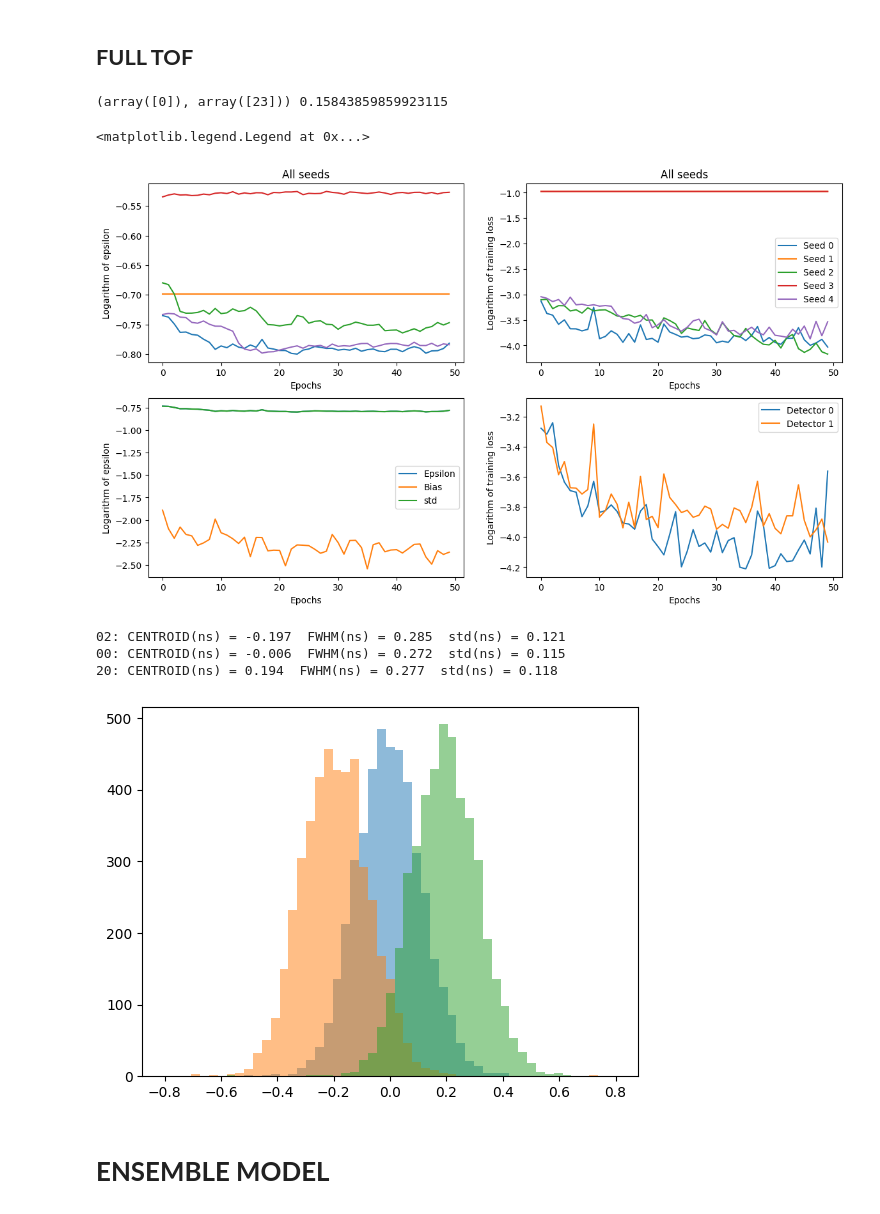
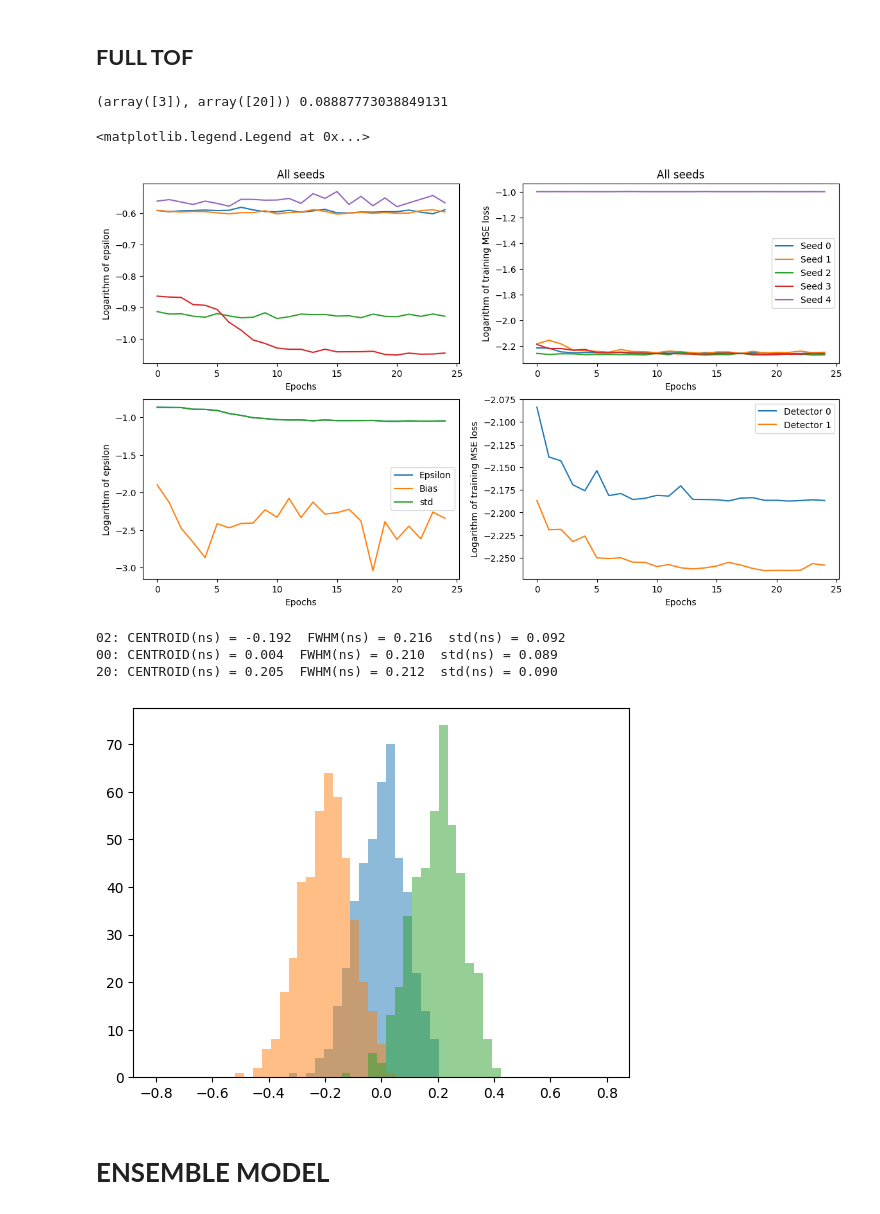
Before and after one commit to wjosefw/Signal-processing-with-Neural-networks, a Jupyter notebook: DEEP_TIMING_CONVOLUTIONAL.ipynb, the cells around one changed output. Cells and saved outputs as stored; diff of their text form; code cells hidden in the pictures.

```diff
--- a/DEEP_TIMING_CONVOLUTIONAL.ipynb
+++ b/DEEP_TIMING_CONVOLUTIONAL.ipynb
@@ -25,7 +25,7 @@ V55= np.load('/home/josea/Co60_5cm_5cm.npy')
 V28= np.load('/home/josea/Co60_2cm_8cm.npy')
 V82= np.load('/home/josea/Co60_8cm_2cm.npy')
 # %%
-source = 'Na22'
+source = 'Co60'
 path = '/home/josea/PracticaTimingDigital/pulso_' + source + '_filt_norm.npz'
 
 data = np.load(path)
@@ -288,27 +317,9 @@ REFERENCE_PULSE_dec1 = np.tile(mean_pulse_dec1[start:stop], (new_pulsos_practica
 
 #validation_data = np.stack((moved_pulses_test_dec0, moved_pulses_test_dec1), axis = 2)
 validation_data = new_pulsos_practica[Ntrain_practicas:,start:stop,:]
-validation_data_02 = np.zeros_like(validation_data)
-validation_data_20 = np.zeros_like(validation_data)
 
-for i in range(validation_data.shape[0]):
-  noise00 = np.random.normal(scale = 1e-3, size = t_shift)
-  noise0 = np.random.normal(scale = 0.01, size = validation_data.shape[1])
-  smoothed_noise = gaussian_filter1d(noise0, sigma = 10)
-  validation_data_02[i,:,0] = validation_data[i,:,0]
-  validation_data_02[i,:,1] = np.roll(validation_data[i,:,1], t_shift)
-  validation_data_02[i,:,1] = validation_data_02[i,:,1] + smoothed_noise
-  validation_data_02[i,:t_shift,1] = noise00
-
-
-for i in range(validation_data.shape[0]):
-  noise00 = np.random.normal(scale = 1e-3, size = t_shift)
-  noise0 = np.random.normal(scale = 0.01, size = validation_data.shape[1])
-  smoothed_noise = gaussian_filter1d(noise0, sigma = 10)
-  validation_data_20[i,:,1] = validation_data[i,:,1]
-  validation_data_20[i,:,0] = np.roll(validation_data[i,:,0], t_shift)
-  validation_data_20[i,:,0] = validation_data_20[i,:,0] + smoothed_noise
-  validation_data_20[i,:t_shift,0] = noise00
+validation_data_02 = create_position(validation_data, channel_to_move = 1, channel_to_fix = 0, t_shift = t_shift, NOISE = True)
+validation_data_20 = create_position(validation_data, channel_to_move = 0, channel_to_fix = 1, t_shift = t_shift, NOISE = True)
 
 #--------------------------------------- Create test set -------------------------------------------------
 test_dec0_00 = np.stack((REFERENCE_PULSE_dec0[:,:,0], validation_data[:,:,0]), axis = 2).swapaxes(1,2)
@@ -318,8 +329,8 @@ test_dec1_02 = np.stack((REFERENCE_PULSE_dec1[:,:,0], validation_data_02[:,:,1])
 test_dec0_20 = np.stack((REFERENCE_PULSE_dec0[:,:,0], validation_data_20[:,:,0]), axis = 2).swapaxes(1,2)
 test_dec1_20 = np.stack((REFERENCE_PULSE_dec1[:,:,0], validation_data_20[:,:,1]), axis = 2).swapaxes(1,2)
 # %%
-epochs = 50
-num_semillas = 5
+epochs = 10
+num_semillas = 10
 
 epsilon = []
 bias = []
@@ -353,8 +364,8 @@ for i in range(num_semillas):
 
   for epoch in range(epochs):
 
-     history_dec0 = model_dec0.fit(trainX_dec0, REF_train_dec0, epochs = 15, batch_size = 512, verbose = 0)
-     history_dec1 = model_dec1.fit(trainX_dec1, REF_train_dec1, epochs = 15, batch_size = 512, verbose = 0)
+     history_dec0 = model_dec0.fit(trainX_dec0, REF_train_dec0, epochs = 150, batch_size = 64, verbose = 0)
+     history_dec1 = model_dec1.fit(trainX_dec1, REF_train_dec1, epochs = 150, batch_size = 64, verbose = 0)
 
      loss_dec0.append(history_dec0.history['loss'][-1])
      loss_dec1.append(history_dec1.history['loss'][-1])
@@ -426,13 +437,13 @@ training_loss_dec1 = np.array(training_loss_dec1, dtype = 'float64')
 
 
 print(np.where(epsilon == np.min(epsilon)), np.min(epsilon))
-index = 0
+index = 3
 plt.figure(figsize=(14,8))
 
 plt.subplot(2,2,1)
 for i in range(epsilon.shape[0]):
   plt.plot(np.log10(epsilon[i,:]))
-  #plt.plot(np.log10(std[i,:]))
+  #plt.plot(np.log10(bias[i,:]))
 plt.ylabel('Logarithm of epsilon')
 plt.xlabel('Epochs')
 plt.title('All seeds')
@@ -443,7 +454,7 @@ for i in range(training_loss_dec0.shape[0]):
   #plt.plot(np.log10(training_loss_dec0[i,:]),label=label)
   plt.plot(np.log10(training_loss_dec1[i,:]),label=label)
 plt.legend()
-plt.ylabel('Logarithm of training loss')
+plt.ylabel('Logarithm of training MSE loss')
 plt.xlabel('Epochs')
 plt.title('All seeds')
 
@@ -459,45 +470,45 @@ plt.xlabel('Epochs')
 plt.subplot(2,2,4)
 plt.plot(np.log10(training_loss_dec0[index,:]),label='Detector 0')
 plt.plot(np.log10(training_loss_dec1[index,:]),label='Detector 1')
-plt.ylabel('Logarithm of training loss')
+plt.ylabel('Logarithm of training MSE loss')
 plt.xlabel('Epochs')
 
 plt.legend()
 # %% [output]
-(array([0]), array([23])) 0.15843859859923115
+(array([3]), array([20])) 0.08887773038849131
 <matplotlib.legend.Legend at 0x...>
-[figure, old version]
+[figure, new version]
 # %%
-epoch = 23
+epoch = 20
 #------------------------------------------- Histogram and gaussian fit -----------------------------------------------
 nbins = 51
 histogN_V82, binsN, patchesN  = plt.hist(-1*(TOFN_00_array[index,epoch,:]) + np.mean(TOFN_00_array[index,epoch,:]), bins = nbins, range = [-0.8,0.8], alpha = 0.5);
 cbinsN = 0.5*(binsN[1:]+binsN[0:-1])
 HN, AN, x0N_00, sigmaN_00 = gauss_fit(cbinsN, histogN_V82)
 
 histogN_V82, binsN, patchesN  = plt.hist(-1*(TOFN_02_array[index,epoch,:]) + np.mean(TOFN_00_array[index,epoch,:]), bins = nbins, range = [-0.8,0.8], alpha = 0.5);
 cbinsN = 0.5*(binsN[1:]+binsN[0:-1])
 HN, AN, x0N_02, sigmaN_02 = gauss_fit(cbinsN, histogN_V82)
 
 histogN_V82, binsN, patchesN  = plt.hist(-1*(TOFN_20_array[index,epoch,:]) + np.mean(TOFN_00_array[index,epoch,:]), bins = nbins, range = [-0.8,0.8], alpha = 0.5);
 cbinsN = 0.5*(binsN[1:]+binsN[0:-1])
 HN, AN, x0N_20, sigmaN_20 = gauss_fit(cbinsN, histogN_V82)
 
 FWHMN_00 = 2.35482 * sigmaN_00
 FWHMN_02 = 2.35482 * sigmaN_02
 FWHMN_20 = 2.35482 * sigmaN_20
 
 
 
 print('')
 print("02: CENTROID(ns) = %.3f  FWHM(ns) = %.3f  std(ns) = %.3f" % (x0N_02, FWHMN_02, sigmaN_02))
 print("00: CENTROID(ns) = %.3f  FWHM(ns) = %.3f  std(ns) = %.3f" % (x0N_00, FWHMN_00, sigmaN_00))
 print("20: CENTROID(ns) = %.3f  FWHM(ns) = %.3f  std(ns) = %.3f" % (x0N_20, FWHMN_20, sigmaN_20))
 # %% [output]
-02: CENTROID(ns) = -0.197  FWHM(ns) = 0.285  std(ns) = 0.121
-00: CENTROID(ns) = -0.006  FWHM(ns) = 0.272  std(ns) = 0.115
-20: CENTROID(ns) = 0.194  FWHM(ns) = 0.277  std(ns) = 0.118
+02: CENTROID(ns) = -0.192  FWHM(ns) = 0.216  std(ns) = 0.092
+00: CENTROID(ns) = 0.004  FWHM(ns) = 0.210  std(ns) = 0.089
+20: CENTROID(ns) = 0.205  FWHM(ns) = 0.212  std(ns) = 0.090
-[figure, old version]
+[figure, new version]
 # %% [markdown]
 # **ENSEMBLE MODEL**
 # %%
```
Also changed, not shown: parts of 16 cells of this notebook.
